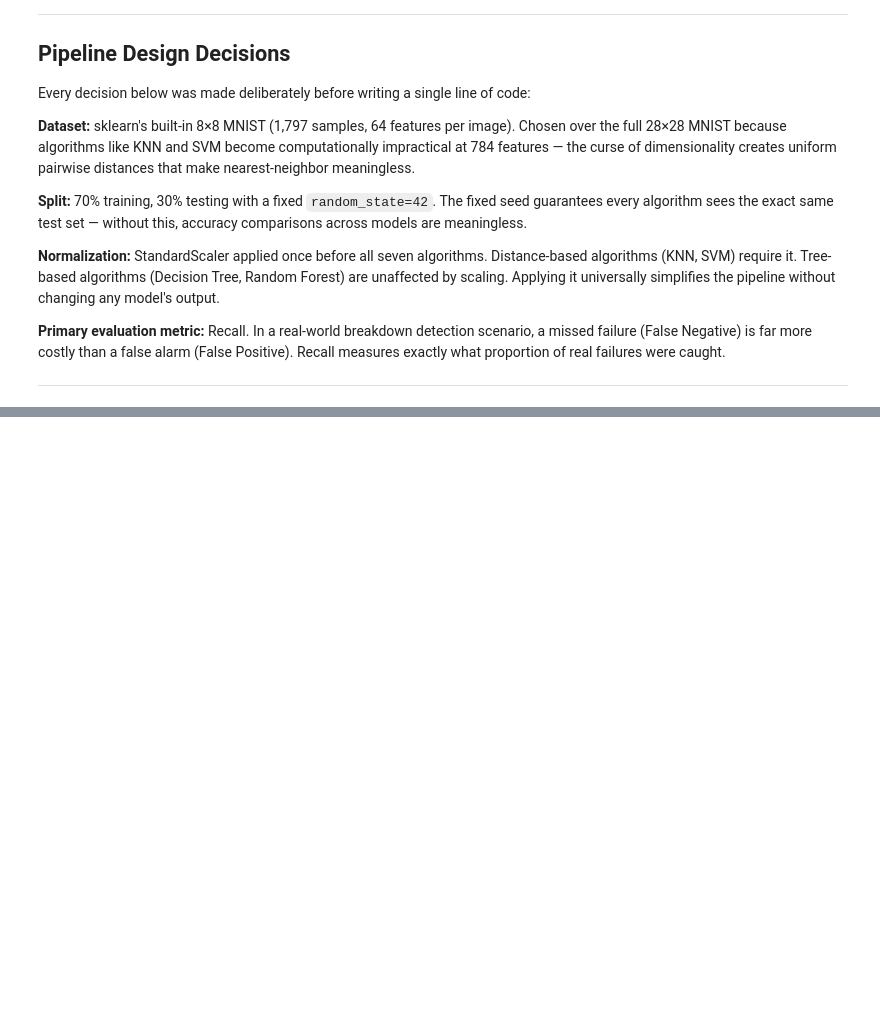
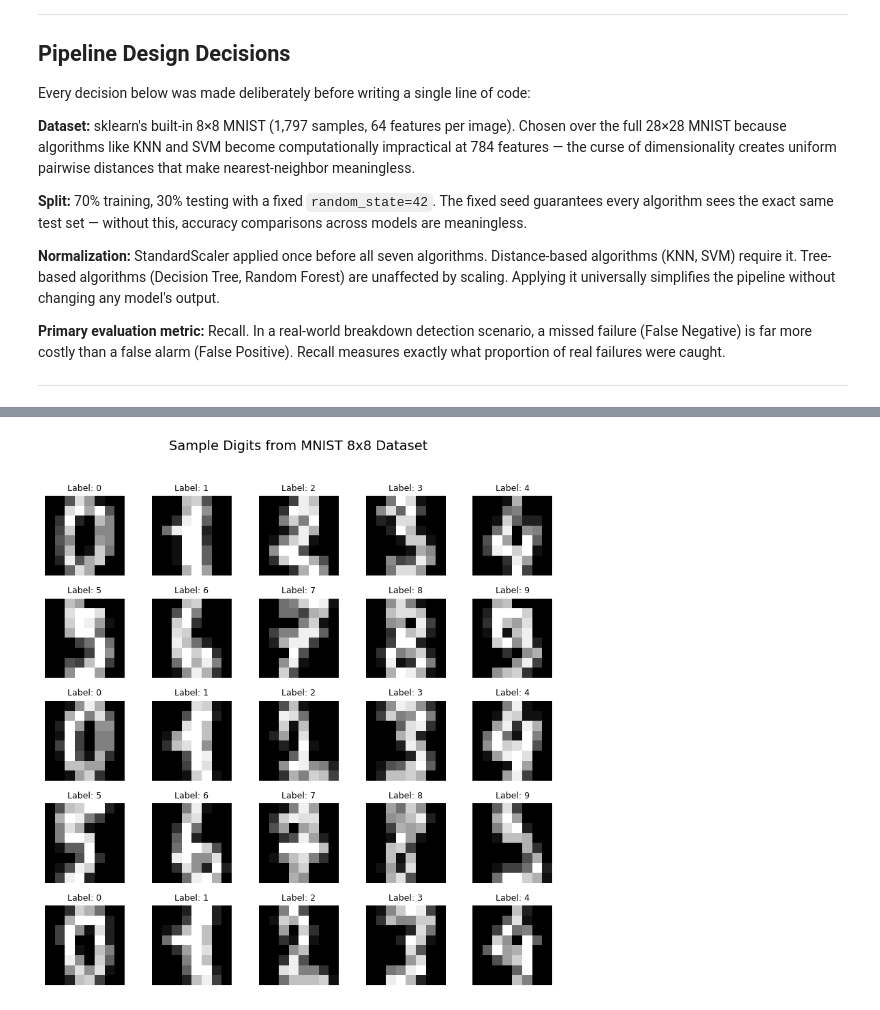
Before and after one commit to Yuvrajtakk/mnist-digit-recognizer, a Jupyter notebook: DigiReco.ipynb, the cells around one changed output, grey strips where cells are left out. Drawn from its saved outputs; the diff is of its cells as text; code cells hidden in the pictures; blank space fills up the shorter version.

Commit message:
loaded dataset and checking dataset

```diff
--- a/DigiReco.ipynb
+++ b/DigiReco.ipynb
@@ -53,0 +144,43 @@ Every decision below was made deliberately before writing a single line of code:
+# %%
+# Cell 3: Visualize 25 sample images from the dataset
+
+# plt.subplots creates a grid of empty plots ready to be filled
+# Think of it like creating a 5x5 table of empty picture frames on a wall
+# (5, 5) = 5 rows, 5 columns = 25 frames total
+# figsize=(8, 8) = total size of the wall in inches
+fig, axes = plt.subplots(5, 5, figsize=(8, 8))
+
+# suptitle puts one big title above the entire grid
+# fontsize=14 controls how large that title text appears
+fig.suptitle('Sample Digits from MNIST 8x8 Dataset', fontsize=14, y=1.02)
+
+# axes right now is a 5x5 grid of plot objects — like a 2D array
+# axes.flat converts that 5x5 grid into a simple flat list of 25 items
+# enumerate() gives us two things at once: the position number AND the item
+# so i = 0,1,2...24 and ax = each individual plot frame
+for i, ax in enumerate(axes.flat):
+
+    # digits.images[i] gives us image number i already shaped as 8x8 grid
+    # imshow takes a 2D grid of numbers and draws it as an image
+    # cmap='gray' means: low number (0) = black pixel, high number (16) = white pixel
+    ax.imshow(digits.images[i], cmap='gray')
+
+    # f-string syntax: f'some text {variable}'
+    # the curly braces {} get replaced by the actual value of the variable
+    # so if digits.target[0] is 0, this prints 'Label: 0'
+    ax.set_title(f'Label: {digits.target[i]}', fontsize=9)
+
+    # axis('off') hides the x and y axis numbers and tick marks
+    # for images, those numbers are just pixel positions — meaningless clutter
+    ax.axis('off')
+
+# tight_layout automatically adjusts spacing between the 25 frames
+# without it, titles from one row overlap into the images of the row above
+plt.tight_layout()
+
+# nothing appears on screen until you call plt.show()
+# think of all the lines above as setting up the painting
+# plt.show() is the moment you hang it on the wall
+plt.show()
+# %% [output]
+[figure, added]
```
Also changed, not shown: parts of 5 cells of this notebook.
